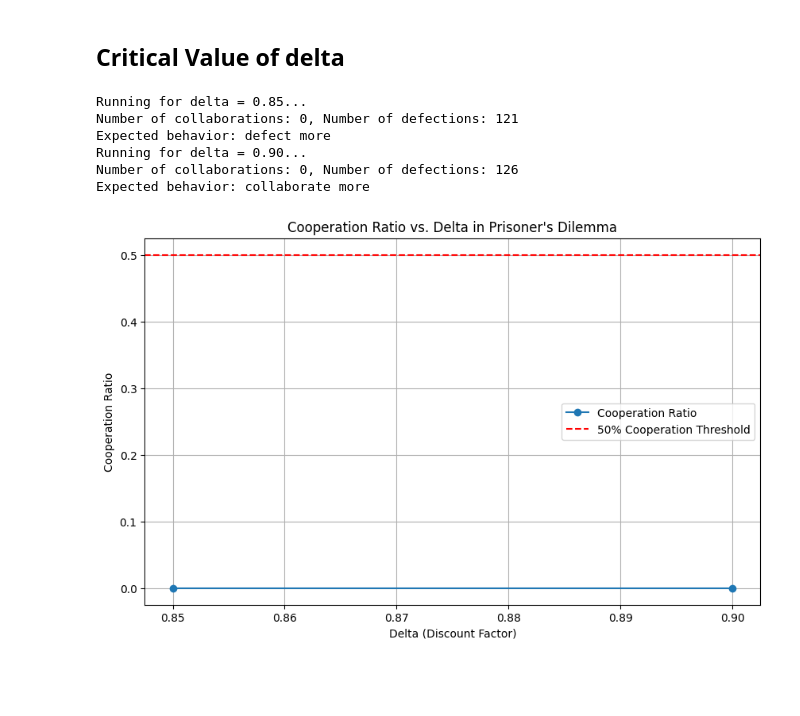
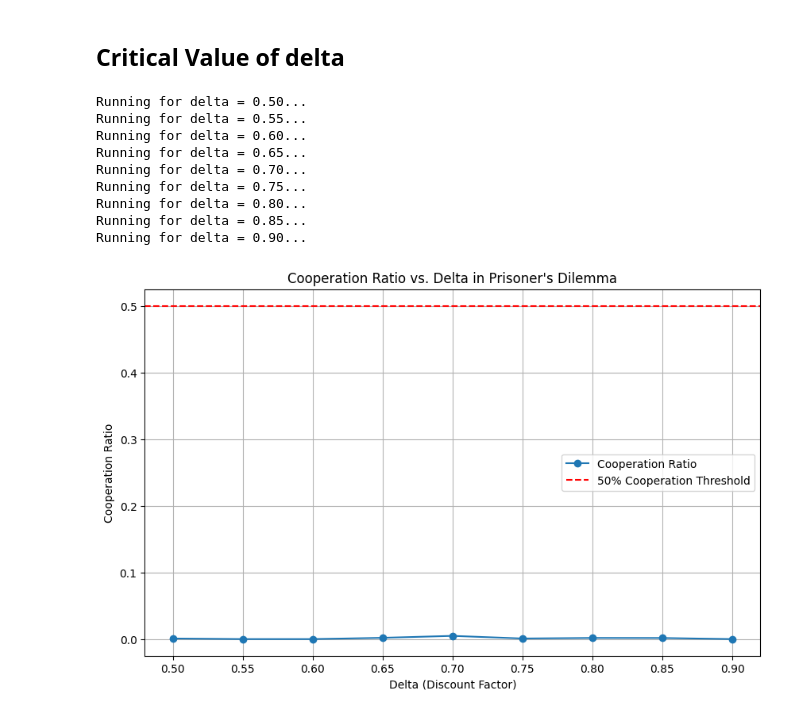
Before and after one commit to AE452/SDES, a Jupyter notebook: SingleAgent_debug_analysis.ipynb, the cells around one changed output. Drawn from its saved outputs; the diff is of its cells as text; code cells hidden in the pictures; blank space fills up the shorter version.

```diff
--- a/SingleAgent_debug_analysis.ipynb
+++ b/SingleAgent_debug_analysis.ipynb
@@ -208,7 +208,7 @@ def analyze_critical_delta(strategy, e_initial, lambda_val, alpha, delta_range,
             plotting=False  # Suppress plotting for individual runs
         )
         # Run the solver and collect results
-        cooperations, defections, _, _, checkGT= solver.run()
+        cooperations, defections, _, _, = solver.run()
 
         # Calculate cooperation ratio
         total_actions = cooperations + defections
@@ -231,32 +231,35 @@ def analyze_critical_delta(strategy, e_initial, lambda_val, alpha, delta_range,
 # %%
 # Define parameters for the experiment
 strategy = GrimTrigger_QValues()
 e_initial = epsilon_value
 lambda_val = 0.1
 alpha = 0.1
-delta_range =  (0.85, 0.95, 0.05)# Analyze delta from 0.5 to 1.0 in steps of 0.01
+delta_range =  (0.5, 0.95, 0.05)# Analyze delta from 0.5 to 1.0 in steps of 0.01
 K = 500 # Number of iterations per episode
-M = 1  # Number of episodes
+M = 10  # Number of episodes
 e_decay = 1  # Decay rate for exploration
 random_uniform = False  # Initialize Q-values randomly
 
 # Run the analysis
 deltas, cooperation_ratios = analyze_critical_delta(
     strategy=strategy,
     e_initial=e_initial,
     lambda_val=lambda_val,
     alpha=alpha,
     delta_range=delta_range,
     K=K,
     M=M,
     e_decay=e_decay,
     random_uniform=random_uniform
 )
 # %% [output]
+Running for delta = 0.50...
+Running for delta = 0.55...
+Running for delta = 0.60...
+Running for delta = 0.65...
+Running for delta = 0.70...
+Running for delta = 0.75...
+Running for delta = 0.80...
 Running for delta = 0.85...
-Number of collaborations: 0, Number of defections: 121
-Expected behavior: defect more
 Running for delta = 0.90...
-Number of collaborations: 0, Number of defections: 126
-Expected behavior: collaborate more
-[figure, old version]
+[figure, new version]
```
Also changed, not shown: parts of 1 cell of this notebook.
